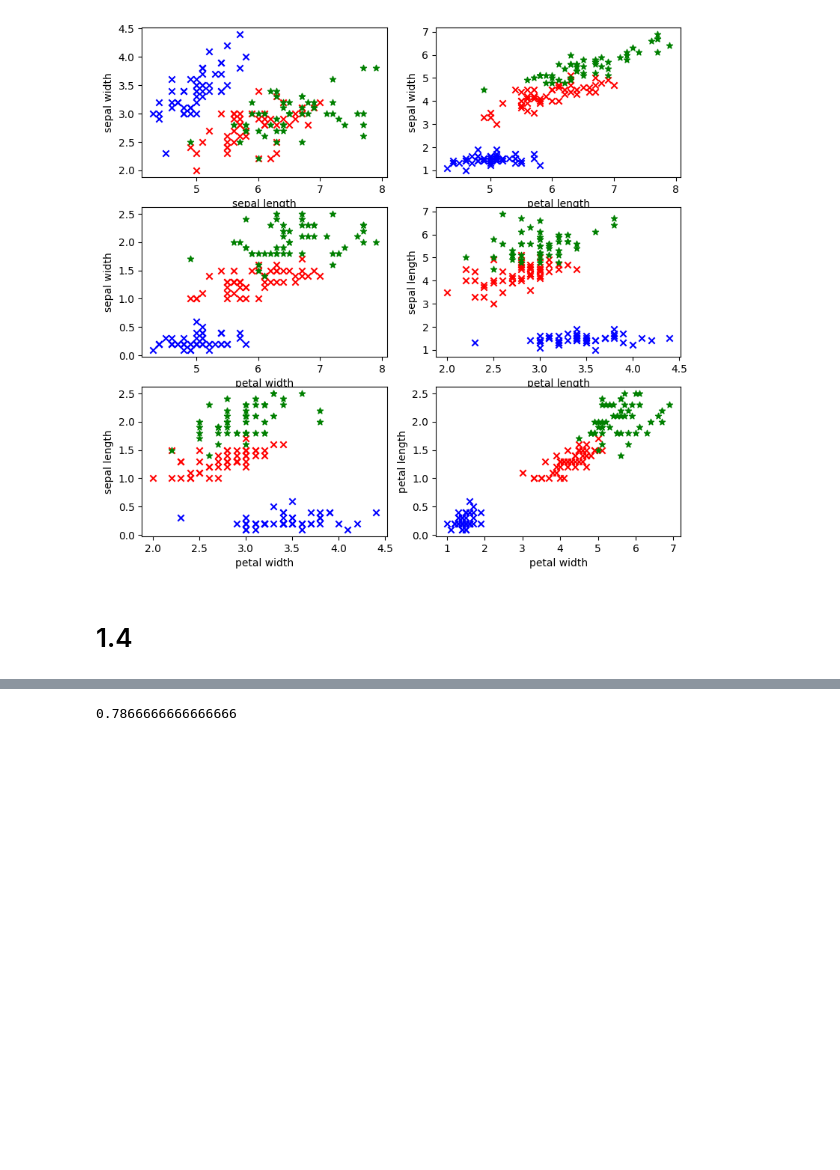
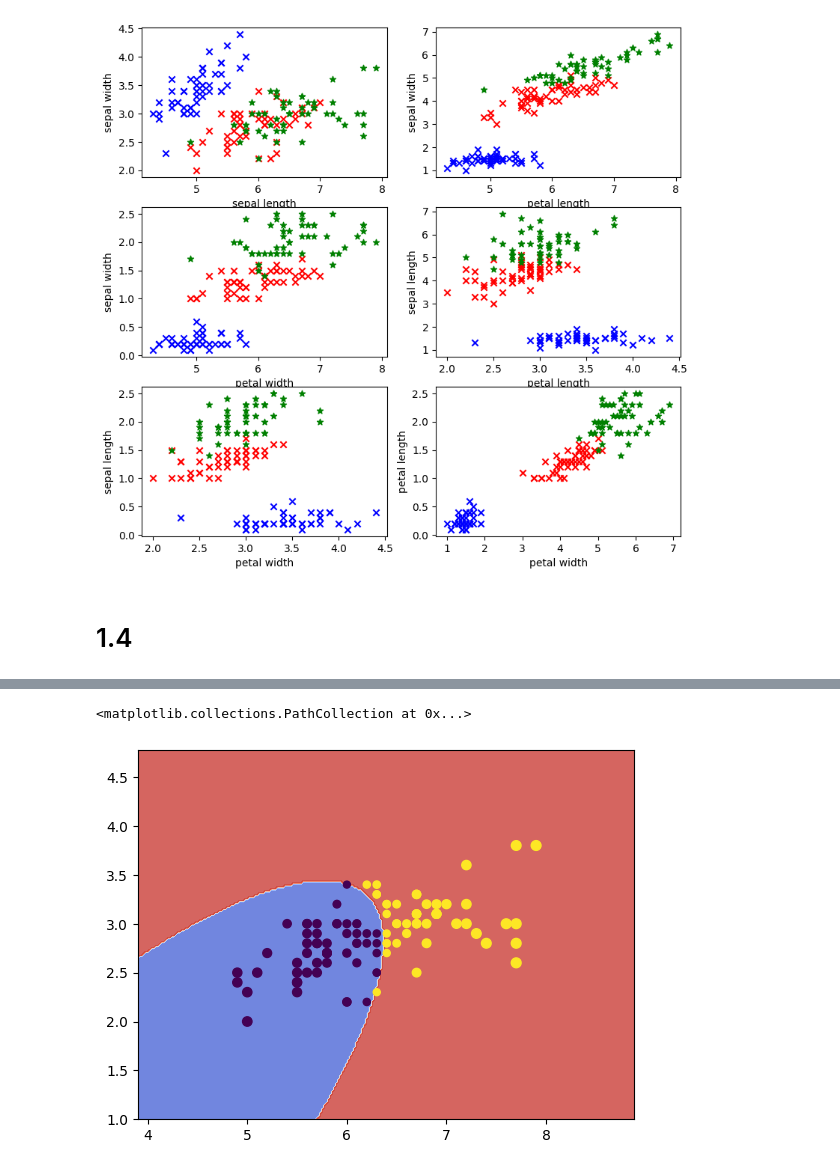
Before and after one commit to DilshodN/IAD, a Jupyter notebook: lab1.ipynb, the cells around one changed output, grey strips where cells are left out. Saved outputs shown, nothing was run; the diff lists cells and outputs as text; code cells hidden in the pictures; blank space fills up the shorter version.

```diff
--- a/lab1.ipynb
+++ b/lab1.ipynb
@@ -237,8 +206,0 @@ iris_data.sample(10)
-# %%
-N = 150
-mu_list = np.split(dataset_iris.groupby('name').mean().values,[1,2])
-sigma_list = np.split(dataset_iris.groupby('name').cov().values,[2,4], axis = 0)
-pi_list = dataset_iris.iloc[:,2].value_counts().values / len(dataset_iris)
-X = np.linspace(4, 8, N)
-Y = np.linspace(1.5, 5, N)
-X, Y = np.meshgrid(X, Y)
@@ -263,10 +206,0 @@ plt.show()
-# %%
-X = dataset_iris.iloc[:,0:2]
-y_labels = iris_data['target']
-y_pred = np.array([custom_QDA_method( np.array([xx,yy]).reshape(-1,1), mu_list, sigma_list, pi_list)
-                     for xx, yy in zip(np.ravel(X.values[:,0]), np.ravel(X.values[:,1])) ] )
-acc = np.mean(y_pred == y_labels)
-# %%
-acc
-# %% [output]
-0.7866666666666666
@@ -272,0 +264,16 @@ acc
+# %%
+X = iris_ds.data[iris.target!=0, :2]
+y = iris_ds.target[iris.target!=0]
+# %%
+model = QDACustom()
+model.fit(X, y)
+targs, pred = model.predict_proba(X)
+xx, yy = make_meshgrid(X[:,0], X[:,1])
+# %%
+f, ax = plt.subplots()
+plot_contours(ax, model, xx, yy,
+              cmap=plt.cm.coolwarm, alpha=0.8)
+ax.scatter(X[:,0], X[:, 1], c=targs, s= np.round(pred, 2) * 50)
+# %% [output]
+<matplotlib.collections.PathCollection at 0x...>
+[figure, added]
```
Also changed, not shown: parts of 10 cells of this notebook.
